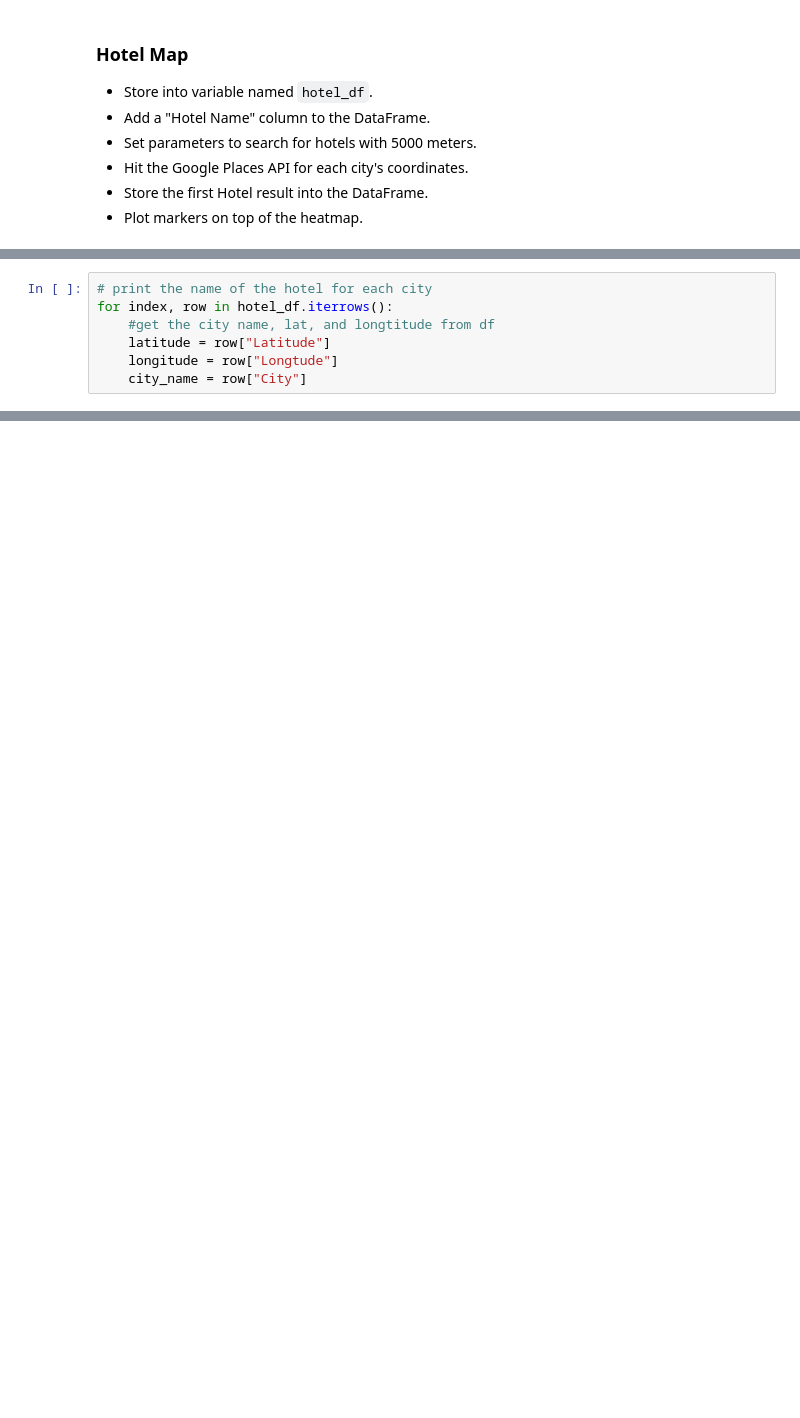
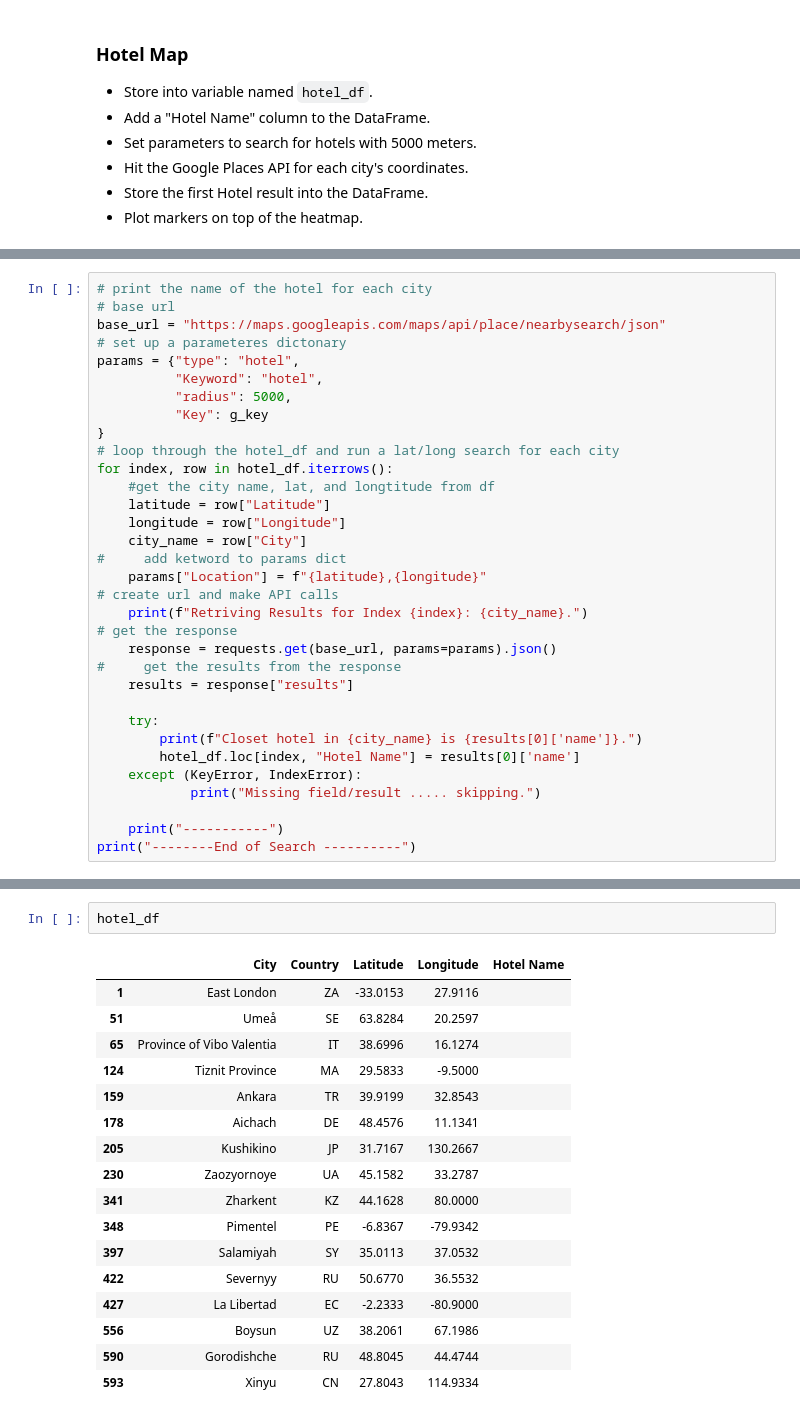
Before and after one commit to patelveronica/Python-API-Challenge, a Jupyter notebook: VacationPy/VacationPy.ipynb, the cells around one changed output, grey strips where cells are left out. Cells and saved outputs as stored; diff of their text form; blank space fills up the shorter version.

```diff
--- a/VacationPy/VacationPy.ipynb
+++ b/VacationPy/VacationPy.ipynb
@@ -163,7 +129,33 @@ print(json.dumps(hotel_data, indent=4, sort_keys=True))
-# %%
-# print the name of the hotel for each city
-for index, row in hotel_df.iterrows():
-    #get the city name, lat, and longtitude from df
-    latitude = row["Latitude"]
-    longitude = row["Longtude"]
-    city_name = row["City"]
+# %%
+# print the name of the hotel for each city
+# base url
+base_url = "https://maps.googleapis.com/maps/api/place/nearbysearch/json"
+# set up a parameteres dictonary
+params = {"type": "hotel",
+          "Keyword": "hotel",
+          "radius": 5000,
+          "Key": g_key
+}
+# loop through the hotel_df and run a lat/long search for each city
+for index, row in hotel_df.iterrows():
+    #get the city name, lat, and longtitude from df
+    latitude = row["Latitude"]
+    longitude = row["Longitude"]
+    city_name = row["City"]
+#     add ketword to params dict
+    params["Location"] = f"{latitude},{longitude}"
+# create url and make API calls
+    print(f"Retriving Results for Index {index}: {city_name}.")
+# get the response
+    response = requests.get(base_url, params=params).json()
+#     get the results from the response
+    results = response["results"]
+
+    try:
+        print(f"Closet hotel in {city_name} is {results[0]['name']}.")
+        hotel_df.loc[index, "Hotel Name"] = results[0]['name']
+    except (KeyError, IndexError):
+            print("Missing field/result ..... skipping.")
+
+    print("-----------")
+print("--------End of Search ----------")
@@ -170,3 +180,23 @@ for index, row in hotel_df.iterrows():
+# %%
+hotel_df
+# %% [output]
+|  | City | Country | Latitude | Longitude | Hotel Name |
+| 1 | East London | ZA | -33.0153 | 27.9116 |  |
+| 51 | Umeå | SE | 63.8284 | 20.2597 |  |
+| 65 | Province of Vibo Valentia | IT | 38.6996 | 16.1274 |  |
+| 124 | Tiznit Province | MA | 29.5833 | -9.5000 |  |
+| 159 | Ankara | TR | 39.9199 | 32.8543 |  |
+| 178 | Aichach | DE | 48.4576 | 11.1341 |  |
+| 205 | Kushikino | JP | 31.7167 | 130.2667 |  |
+| 230 | Zaozyornoye | UA | 45.1582 | 33.2787 |  |
+| 341 | Zharkent | KZ | 44.1628 | 80.0000 |  |
+| 348 | Pimentel | PE | -6.8367 | -79.9342 |  |
+| 397 | Salamiyah | SY | 35.0113 | 37.0532 |  |
+| 422 | Severnyy | RU | 50.6770 | 36.5532 |  |
+| 427 | La Libertad | EC | -2.2333 | -80.9000 |  |
+| 556 | Boysun | UZ | 38.2061 | 67.1986 |  |
+| 590 | Gorodishche | RU | 48.8045 | 44.4744 |  |
+| 593 | Xinyu | CN | 27.8043 | 114.9334 |  |
 # %%
 # NOTE: Do not change any of the code in this cell
 
```
Also changed, not shown: parts of 11 cells of this notebook, 5 other files.
